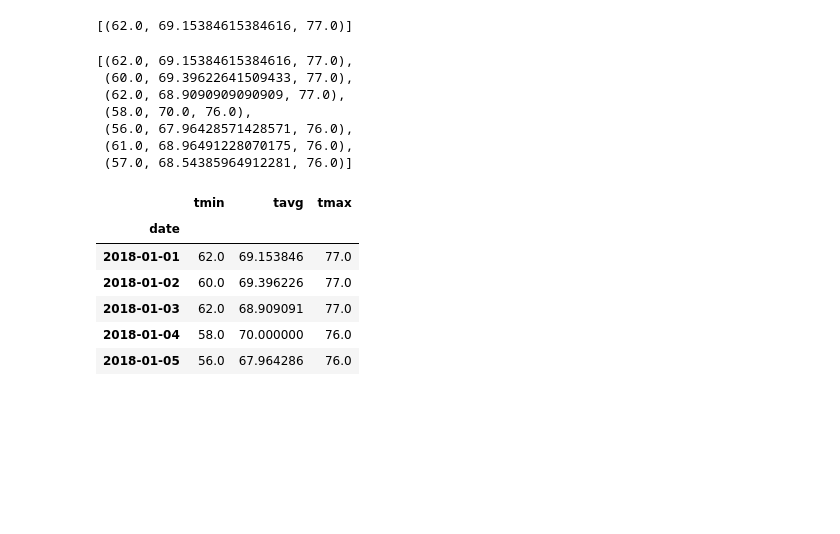
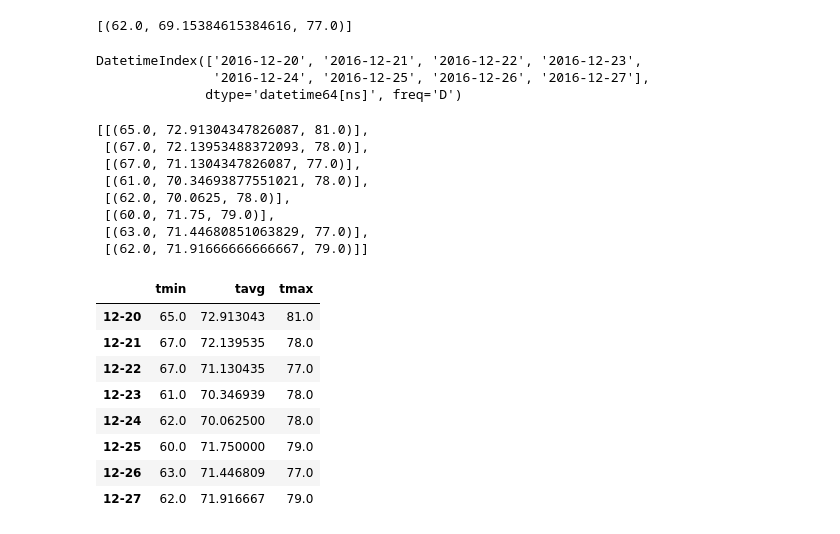
Before and after one commit to kaushiksamaddar/UTAUSTIN-DS-Assignments, a Jupyter notebook: Advanced_Data_Storage/Instructions/climate_starter.ipynb, the cells around one changed output. Saved outputs shown, nothing was run; the diff lists cells and outputs as text; code cells hidden in the pictures; blank space fills up the shorter version.

Commit message:
Modified Climate Starter

```diff
--- a/Advanced_Data_Storage/Instructions/climate_starter.ipynb
+++ b/Advanced_Data_Storage/Instructions/climate_starter.ipynb
@@ -229,7 +229,8 @@ print(calc_temps('2012-02-28', '2012-03-05'))
 # %%
 # Use your previous function `calc_temps` to calculate the tmin, tavg, and tmax
 # for your trip using the previous year's data for those same dates.
-print("Date 1 year ago from the Last Date %s in the DB: %s" %(lastDateDT, str(date12Delta)))
-tripAvgTemp = calc_temps(firstDateStatHTQ, lastDateStatHTQ)
+
+tripAvgTemp = calc_temps('2016-12-20', '2016-12-27')
+#tripAvgTemp = calc_temps(firstDateStatHTQ, lastDateStatHTQ)
 tripAvgTemp
 # %% [output]
@@ -301,27 +302,55 @@ daily_normals("01-01")
 # push each tuple of calculations into a list called `normals`
 
 # Set the start and end date of the trip
+tripStart = dt.datetime(2016,12,20)
+tripFinish = dt.datetime(2016,12,27)
 
 # Use the start and end date to create a range of dates
-
+dateIndex = pd.date_range(tripStart, tripFinish)
+print(dateIndex)
 # Stip off the year and save a list of %m-%d strings
+normalDTList = [dt.datetime.strftime(x.date(), "%m-%d") for x in dateIndex]
 
 # Loop through the list of %m-%d strings and calculate the normals for each date
+dailyNormals = [daily_normals(x) for x in normalDTList]
+dailyNormals
 # %% [output]
-[(62.0, 69.15384615384616, 77.0),
- (60.0, 69.39622641509433, 77.0),
- (62.0, 68.9090909090909, 77.0),
- (58.0, 70.0, 76.0),
- (56.0, 67.96428571428571, 76.0),
- (61.0, 68.96491228070175, 76.0),
- (57.0, 68.54385964912281, 76.0)]
+DatetimeIndex(['2016-12-20', '2016-12-21', '2016-12-22', '2016-12-23',
+               '2016-12-24', '2016-12-25', '2016-12-26', '2016-12-27'],
+              dtype='datetime64[ns]', freq='D')
+[[(65.0, 72.91304347826087, 81.0)],
+ [(67.0, 72.13953488372093, 78.0)],
+ [(67.0, 71.1304347826087, 77.0)],
+ [(61.0, 70.34693877551021, 78.0)],
+ [(62.0, 70.0625, 78.0)],
+ [(60.0, 71.75, 79.0)],
+ [(63.0, 71.44680851063829, 77.0)],
+ [(62.0, 71.91666666666667, 79.0)]]
 # %%
 # Load the previous query results into a Pandas DataFrame and add the `trip_dates` range as the `date` index
+tMinSeries = []
+tMaxSeries = []
+tAvgSeries = []
+
+for dn in dailyNormals:
+    tMinSeries.append(dn[0][0])
+    tAvgSeries.append(dn[0][1])
+    tMaxSeries.append(dn[0][2])
+
+normalDF = pd.DataFrame({
+    "tmin" : tMinSeries,
+    "tavg" : tAvgSeries,
+    "tmax" : tMaxSeries
+}, index=normalDTList)
+
+normalDF
 # %% [output]
 |  | tmin | tavg | tmax |
-| date |  |  |  |
-| 2018-01-01 | 62.0 | 69.153846 | 77.0 |
-| 2018-01-02 | 60.0 | 69.396226 | 77.0 |
-| 2018-01-03 | 62.0 | 68.909091 | 77.0 |
-| 2018-01-04 | 58.0 | 70.000000 | 76.0 |
-| 2018-01-05 | 56.0 | 67.964286 | 76.0 |
+| 12-20 | 65.0 | 72.913043 | 81.0 |
+| 12-21 | 67.0 | 72.139535 | 78.0 |
+| 12-22 | 67.0 | 71.130435 | 77.0 |
+| 12-23 | 61.0 | 70.346939 | 78.0 |
+| 12-24 | 62.0 | 70.062500 | 78.0 |
+| 12-25 | 60.0 | 71.750000 | 79.0 |
+| 12-26 | 63.0 | 71.446809 | 77.0 |
+| 12-27 | 62.0 | 71.916667 | 79.0 |
```
Also changed, not shown: parts of 5 cells of this notebook.
